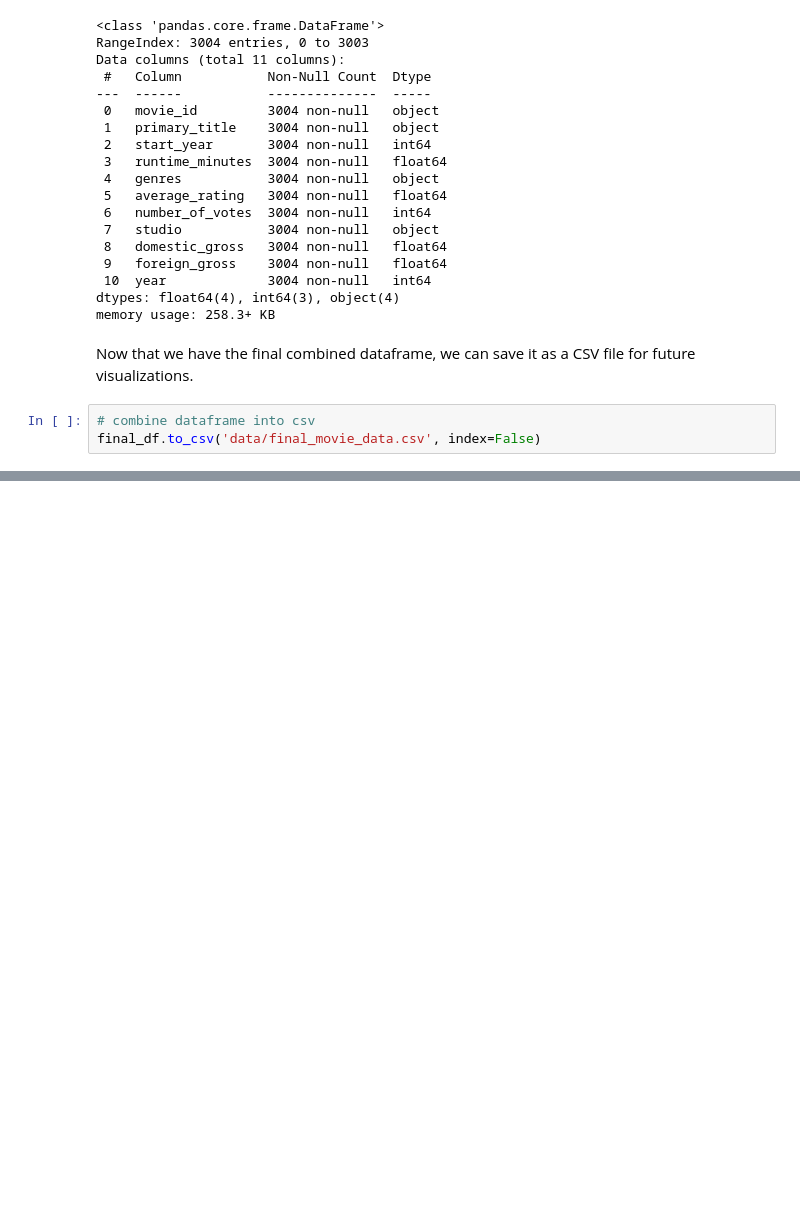
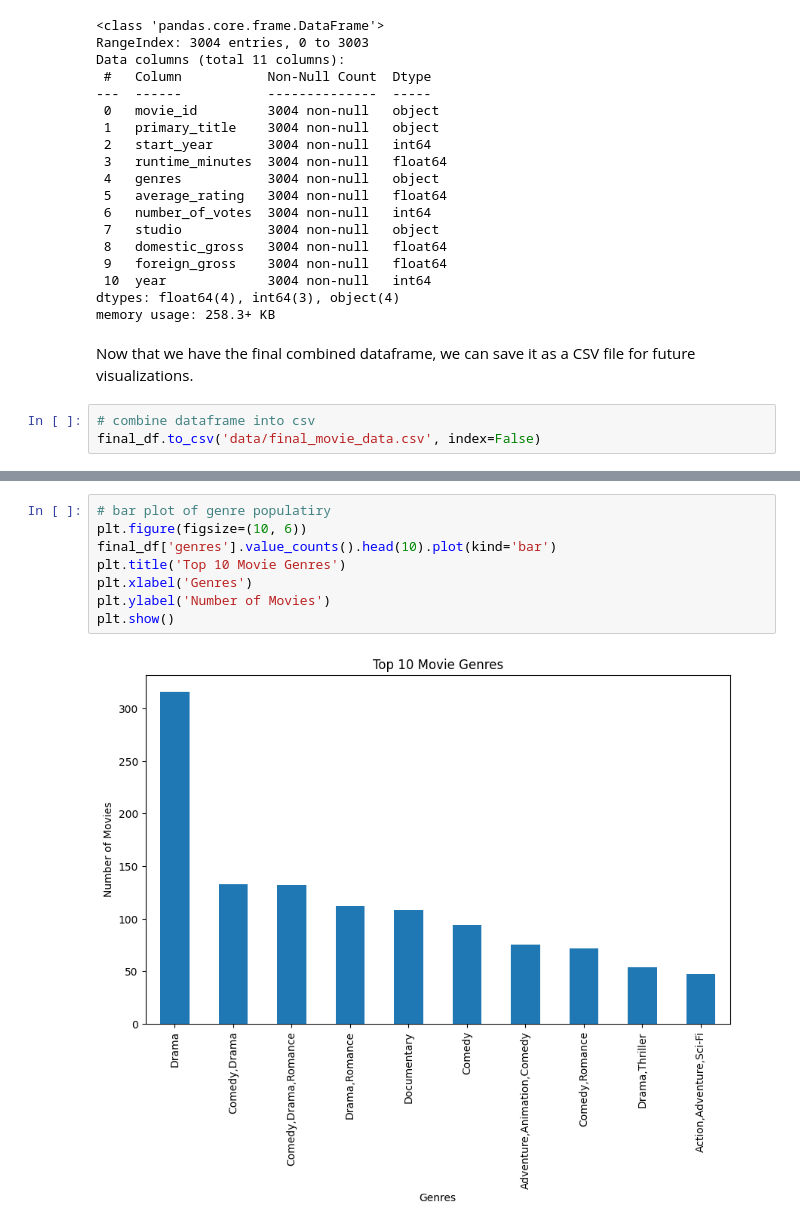
Before and after one commit to Patricknmaina/dsc-phase-2-project, a Jupyter notebook: patrick.ipynb, the cells around one changed output, grey strips where cells are left out. Drawn from its saved outputs; the diff is of its cells as text; blank space fills up the shorter version.

```diff
--- a/patrick.ipynb
+++ b/patrick.ipynb
@@ -707,0 +734,10 @@ final_df.to_csv('data/final_movie_data.csv', index=False)
+# %%
+# bar plot of genre populatiry
+plt.figure(figsize=(10, 6))
+final_df['genres'].value_counts().head(10).plot(kind='bar')
+plt.title('Top 10 Movie Genres')
+plt.xlabel('Genres')
+plt.ylabel('Number of Movies')
+plt.show()
+# %% [output]
+[figure, added]
```
Also changed, not shown: parts of 10 cells of this notebook.
